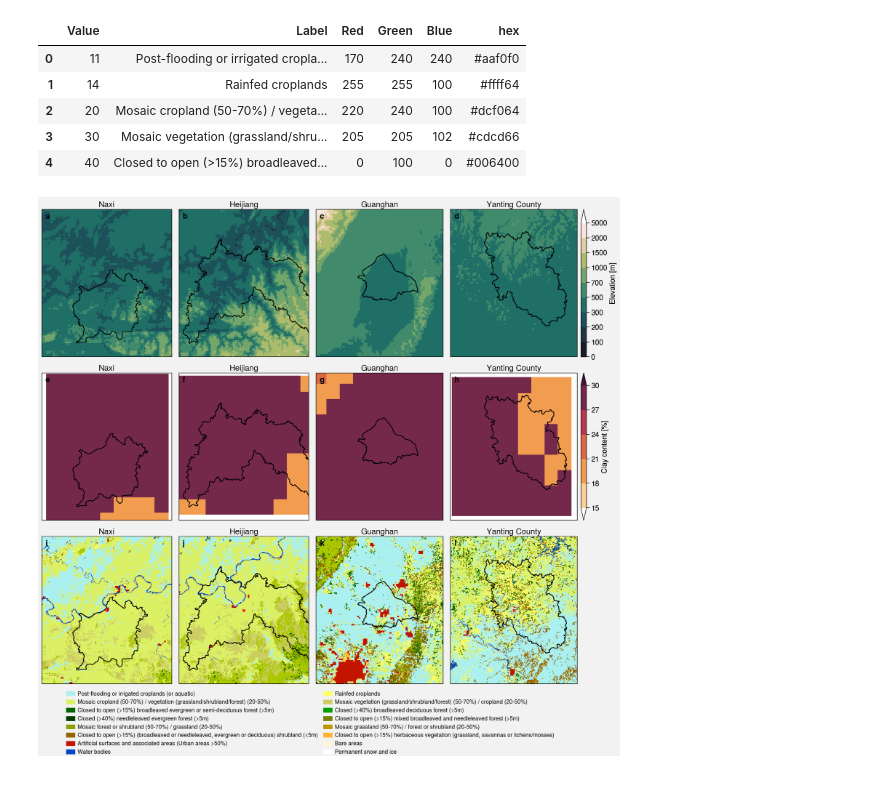
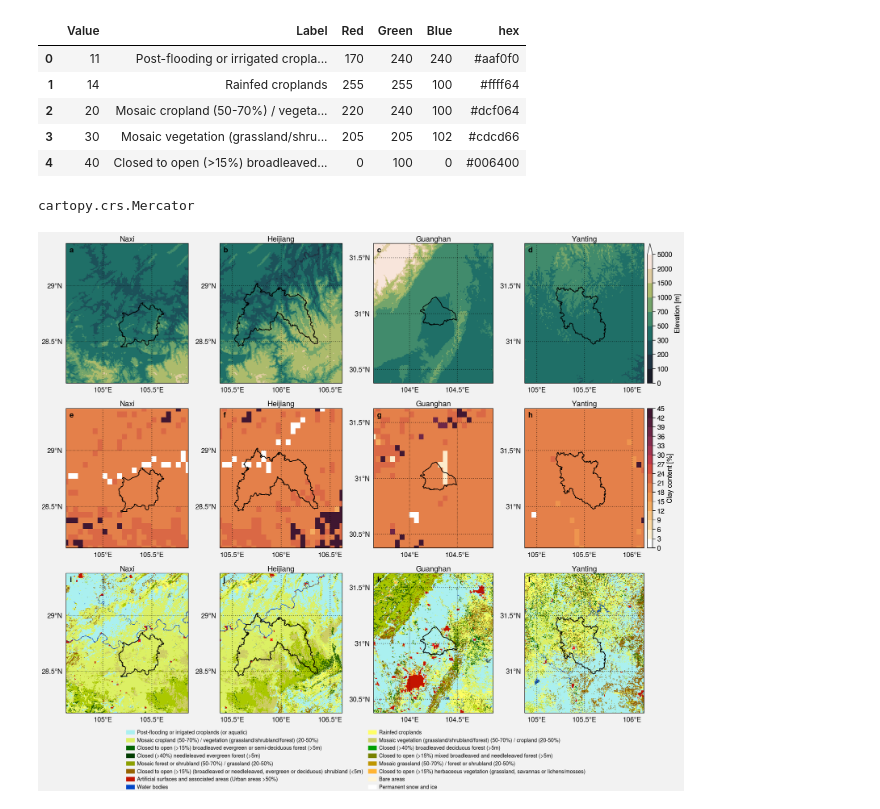
Before and after one commit to cwerner/janz_china_region_selection, a Jupyter notebook: china_region_spotting.ipynb, the cells around one changed output. Drawn from its saved outputs; the diff is of its cells as text; code cells hidden in the pictures.

Commit message:
swap soil data for higher-res HWSD 1.2

```diff
--- a/china_region_spotting.ipynb
+++ b/china_region_spotting.ipynb
@@ -24,3 +18,7 @@ loc["Yanting County"] = (31.208,105.389, "Yanting County, Sichuan, China")
+# %%
+def my_round(x, res=0.25):
+    V = int(1/res)
+    return round(x*V)/V
 # %%
 # boundary info from https://nominatim.openstreetmap.org based on OSM data, filtered for boundary info
 
@@ -106,3 +96,5 @@ Data variables:
+# %%
+da_soil = xr.open_dataset("data_china/T_CLAY.nc4").sel(lat=slice(25, 35), lon=slice(100,110)).T_CLAY
 # %%
 lu_legend = pd.read_csv("data_china/Globcover2009_V2/Globcover2009_Legend.csv")
 lu_legend.head()
@@ -136,17 +128,35 @@ def remap(array, mapping):
 
 #ds = xr.Dataset({'test': ('t', [0, 1, 2])})
 da_lu = xr.apply_ufunc(remap, da_lu, kwargs=dict(mapping=LUT))
+# %%
+from cartopy.io.img_tiles import Stamen
+tiler = Stamen('terrain-background')
+mercator = tiler.crs
+# %%
+type(mercator)
+# %% [output]
+cartopy.crs.Mercator
 # %%
 NCOLS = 4
 NROWS = 3
 
-f, axs = plot.subplots(ncols=NCOLS, nrows=NROWS, proj={k:'merc' for k in range(1, NCOLS*NROWS+1)})
+
+f, axs = plot.subplots(ncols=NCOLS, nrows=NROWS, proj={k:mercator for k in range(1, NCOLS*NROWS+1)})
+
 
 axs.format(abc=True, abcloc='ul', abcborder=False)
 
-regions = ['Naxi', 'Heijiang', 'Guanghan', 'Yanting County']
 
-r = .4   # radius to plot around center coord / degrees
+r = .5   # radius to plot around center coord / degrees
+
+
+# Row 0 ---------------
+# R = 0
+# for i, region in enumerate(regions):
+#     la, lo, _ = loc[region]
+#     print(axs[i])
+#     axs[i].set_extent((lo-r, lo+r,la-r,la+r), crs=ccrs.PlateCarree())
+#     axs[i].add_image(tiler, 6)
 
 
 # Row A: DEM ----------------------
@@ -158,7 +168,7 @@ LEVELS = [0, 100, 200, 300, 500, 700, 1000, 1500, 2000, 5000]
 for i, region in enumerate(regions):
     la, lo, _ = loc[region]
     axs[i+R].pcolormesh(
-        da_gtopo30.sel(lat=slice(la-r, la+r), lon=slice(lo-r, lo+r)),
+        da_gtopo30.sel(lat=slice(la-2*r, la+2*r), lon=slice(lo-2*r, lo+2*r)),
         cmap='boreal_r',
         colorbar='r' if i==3 else None,
         colorbar_kw={'label': 'Elevation [m]', 'width': '0.75em'} if i==3 else None,
@@ -170,17 +180,17 @@ for i, region in enumerate(regions):
 
 # Row B: SOIL ---------------------- DUMMY
 R += NCOLS
-VMIN = 15
-VMAX = 30
+VMIN = 0
+VMAX = 45
 for i, region in enumerate(regions):
     la, lo, _ = loc[region]
     axs[i+R].pcolormesh(
-        da_soil.CLPC.sel(lat=slice(la-r, la+r), lon=slice(lo-r, lo+r)),
+        da_soil.sel(lat=slice(la-r*2, la+r*2), lon=slice(lo-r*2, lo+r*2)),
         cmap='fire',
         colorbar='r' if i==3 else None,
         colorbar_kw={'label': 'Clay content [%]', 'width': '0.75em'} if i==3 else None,
         vmin=VMIN, vmax=VMAX, levels=range(VMIN, VMAX+3, 3), #levels=[0,10,20,30,40],
-        extend='both',
+        #extend='both',
         #linewidth=0.7, #color='gray7'
     )
 
@@ -197,7 +207,7 @@ present_lu_classes = []
 
 for i, region in enumerate(regions):
     la, lo, _ = loc[region]
-    subset = da_lu.sel(lat=slice(la-r, la+r), lon=slice(lo-r, lo+r))
+    subset = da_lu.sel(lat=slice(la-r*2, la+r*2), lon=slice(lo-r*2, lo+r*2))
     m = axs[i+R].pcolormesh(
         subset,
         cmap=DISCRETE,
@@ -211,38 +221,34 @@ present_lu_classes = list(set(present_lu_classes))
 
 
 # ---------------------- formatting for all plots
-import cartopy.crs as ccrs
-
 for j in range(NROWS):
     R = j*NCOLS
     for i, region in enumerate(regions):
         la, lo, long_name = loc[region]
 
         # boundary
         district = gdf.loc[gdf.name == long_name]
-#         district.boundary.plot(ax=axs[i+R], color='red', linewidth=5, zorder=5)
-
-#         axs[i+R].scatter([lo], [la], color='red', marker='x')
         axs[i+R].format(
             title=regions[i],
-            lonlim=(lo-r, lo+r), latlim=(la-r, la+r),
+            lonlim=(my_round(lo)-r*1.25, my_round(lo)+r*1.25), latlim=(my_round(la)-r*1.25, my_round(la)+r*1.25),
             borders=True, coast=True, ocean=True, oceancolor='lightskyblue',
+            latlines=.5, lonlines=.5, labels=True,
         )
 
         axs[i+R].add_geometries(district.geometry, crs = ccrs.PlateCarree(),
                           edgecolor='black', facecolor="none", zorder = 5)
 
 
 # custom legend magic - LU classes
 handles = []
 for pc in list(present_lu_classes):
     row = lu_legend.loc[pc]
 
     patch = mpatches.Patch(color=row.hex, label=row.Label)
     handles.append(patch)
 
 
 f.legend(handles=handles, frame=False, loc='b', ncols=2, fontsize=7)
 f.savefig('plot_china_sites.png', facecolor='w')
 # %% [output]
-[figure, old version]
+[figure, new version]
```
Also changed, not shown: parts of 4 cells of this notebook.
